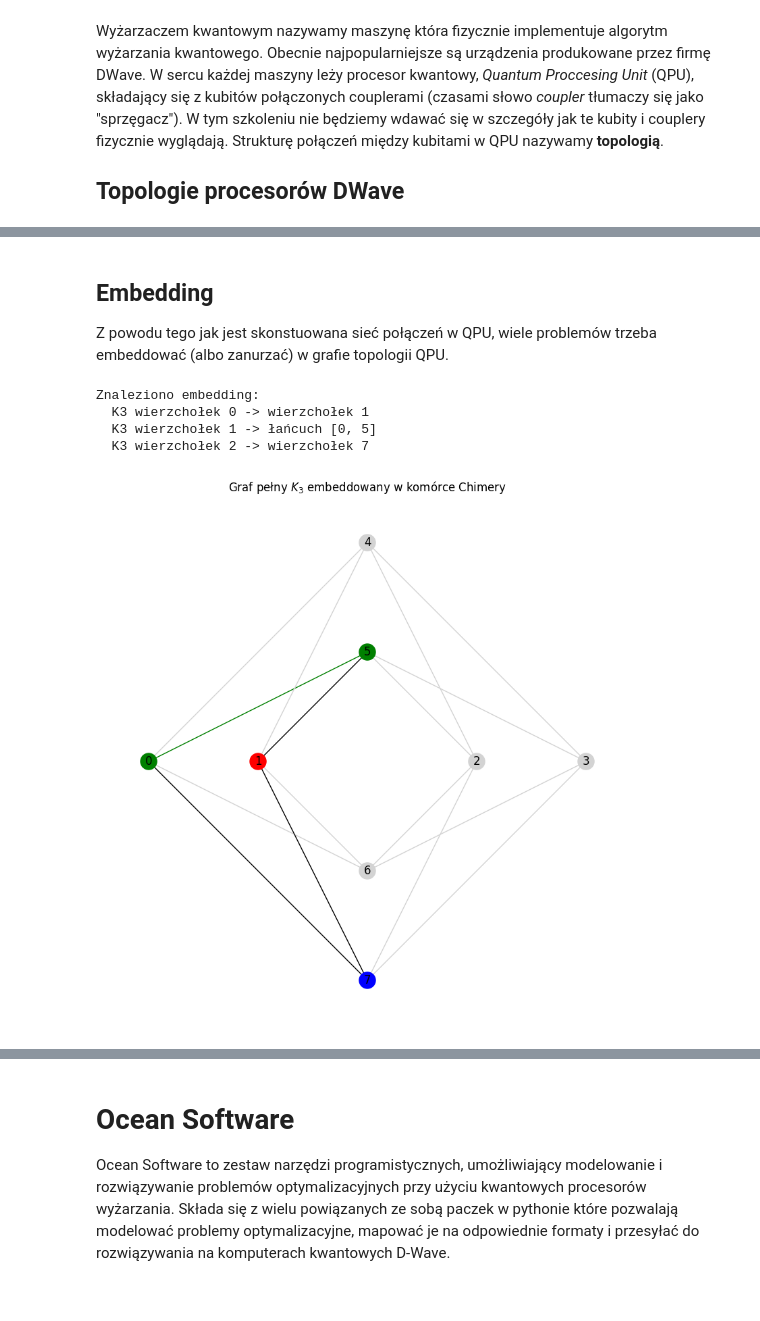
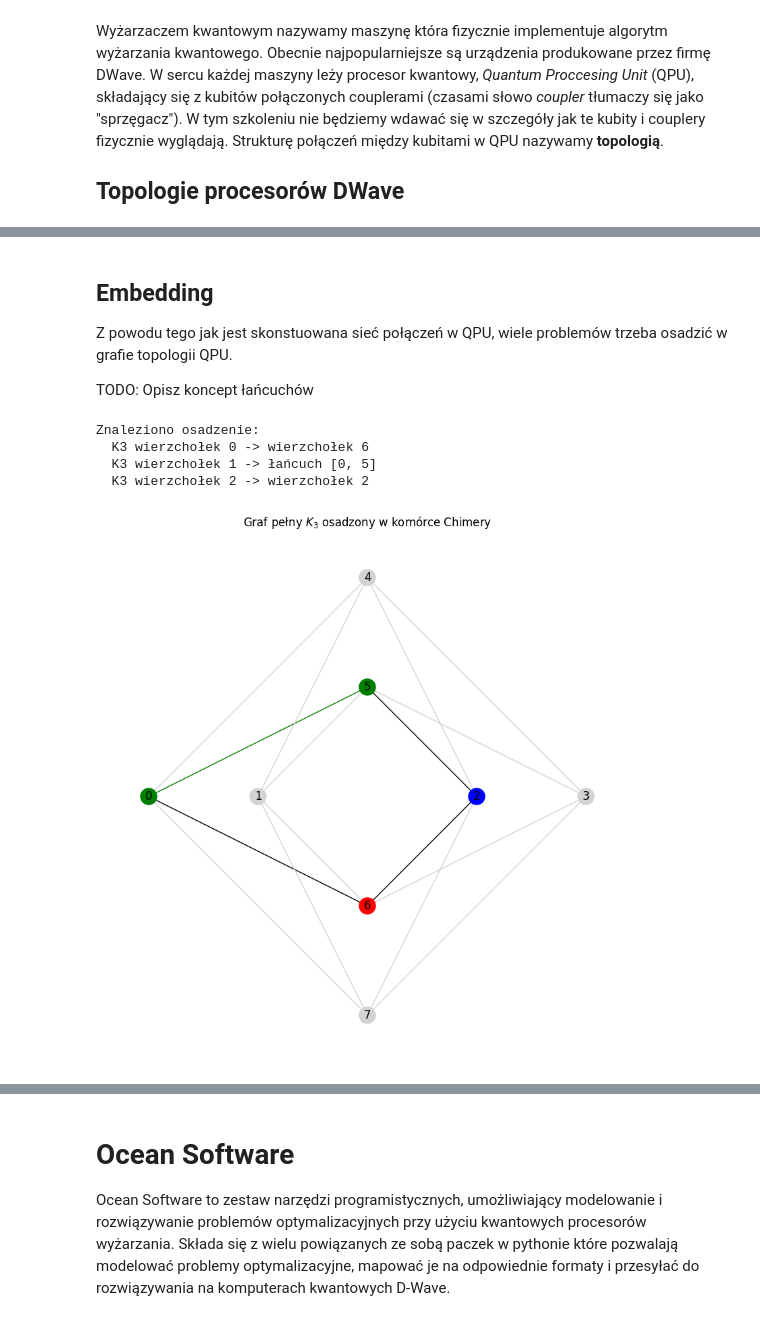
Before and after one commit to iitis/AkademiaSztukiKwantowej, a Jupyter notebook: classical_and_quantum_annealing/Praca_z_wyżarzaczami_kwantowymi.ipynb, the cells around one changed output, grey strips where cells are left out. Cells and saved outputs as stored; diff of their text form; code cells hidden in the pictures.

```diff
--- a/classical_and_quantum_annealing/Praca_z_wyżarzaczami_kwantowymi.ipynb
+++ b/classical_and_quantum_annealing/Praca_z_wyżarzaczami_kwantowymi.ipynb
@@ -24,7 +28,9 @@ Najnowocześniejsza topologia. Urządzenia które ją implementują są obecnie
 # %% [markdown]
 ## Embedding
 
-Z powodu tego jak jest skonstuowana sieć połączeń w QPU, wiele problemów trzeba embeddować (albo zanurzać) w grafie topologii QPU.
+Z powodu tego jak jest skonstuowana sieć połączeń w QPU, wiele problemów trzeba osadzić w grafie topologii QPU.
+
+TODO: Opisz koncept łańcuchów
 # %%
 import networkx as nx
 import dwave_networkx as dnx
@@ -32,11 +38,12 @@ import minorminer
 import matplotlib.pyplot as plt
 
 
-chimera = dnx.chimera_graph(1, 1, 4)
+chimera = dnx.chimera_graph(1, 1, 4)  # pojedyńcza komórka chimery
 K3 = nx.complete_graph(3)
 
+# Automatyczne szukanie osadzenia
 embedding = minorminer.find_embedding(K3, chimera)
-print("Znaleziono embedding:")
+print("Znaleziono osadzenie:")
 for k3_node, chain in embedding.items():
     if len(chain) > 1:
         print(f"  K3 wierzchołek {k3_node} -> łańcuch {chain}")
@@ -66,35 +73,35 @@ for (v, w) in K3.edges():
         edge_color[(x[0], y[0])] = "black"
         edge_color[(y[0], x[0])] = "black"
     elif len(x) > 1:
         edge_color[(x[0], y[0])] = "black"
         edge_color[(y[0], x[0])] = "black"
         edge_color[(x[1], y[0])] = "black"
         edge_color[(y[0], x[1])] = "black"
     else:
         edge_color[(x[0], y[0])] = "black"
         edge_color[(y[0], x[0])] = "black"
         edge_color[(x[0], y[1])] = "black"
         edge_color[(y[1], x[0])] = "black"
 
 # TODO: napisz lepiej
 
 
 
 
 # Kolor dla kubitów i krawędzi nie używanych w embeddingu
 default_color = "lightgray"
 
 node_colors = [node_color.get(node, default_color) for node in chimera.nodes()]
 edge_colors = [edge_color.get(edge, default_color) for edge in chimera.edges()]
 
 
 plt.figure(figsize=(8, 8))
 dnx.draw_chimera(chimera, node_color=node_colors, edge_color=edge_colors, with_labels=True, node_size=300)
-plt.title(rf"Graf pełny $K_3$ embeddowany w komórce Chimery")
+plt.title(rf"Graf pełny $K_3$ osadzony w komórce Chimery")
 plt.show()
 # %% [output]
-Znaleziono embedding:
-  K3 wierzchołek 0 -> wierzchołek 1
+Znaleziono osadzenie:
+  K3 wierzchołek 0 -> wierzchołek 6
   K3 wierzchołek 1 -> łańcuch [0, 5]
-  K3 wierzchołek 2 -> wierzchołek 7
+  K3 wierzchołek 2 -> wierzchołek 2
-[figure, old version]
+[figure, new version]
```
Also changed, not shown: parts of 9 cells of this notebook, 1 other file.
